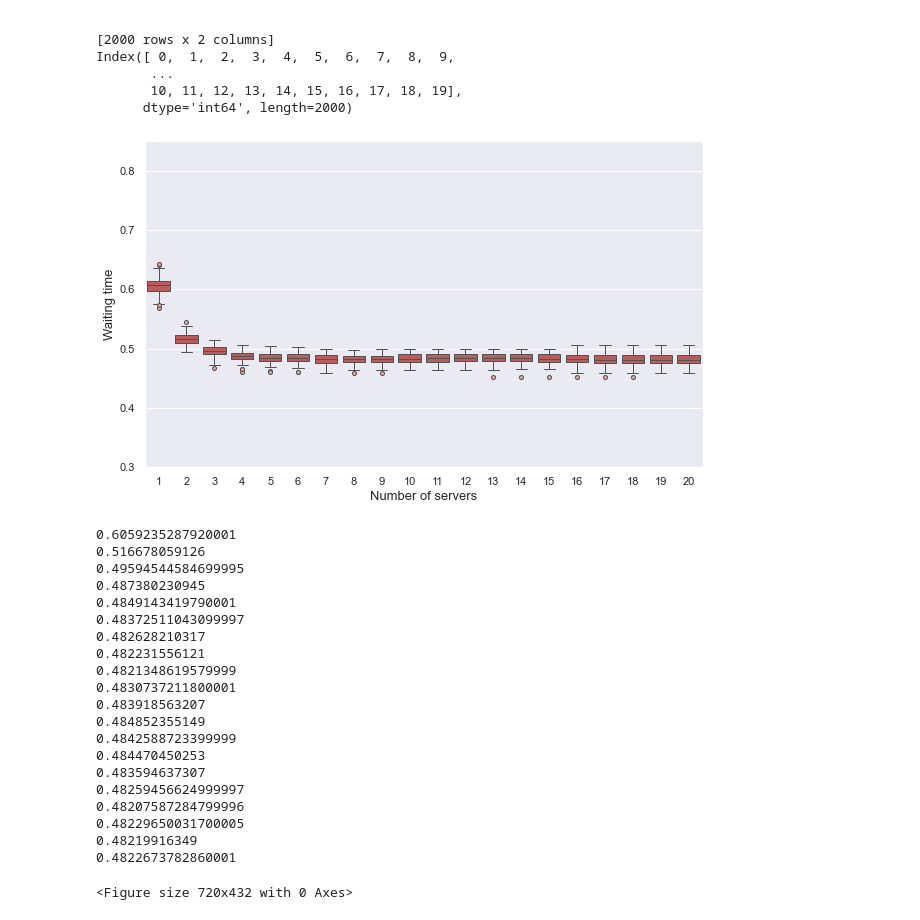
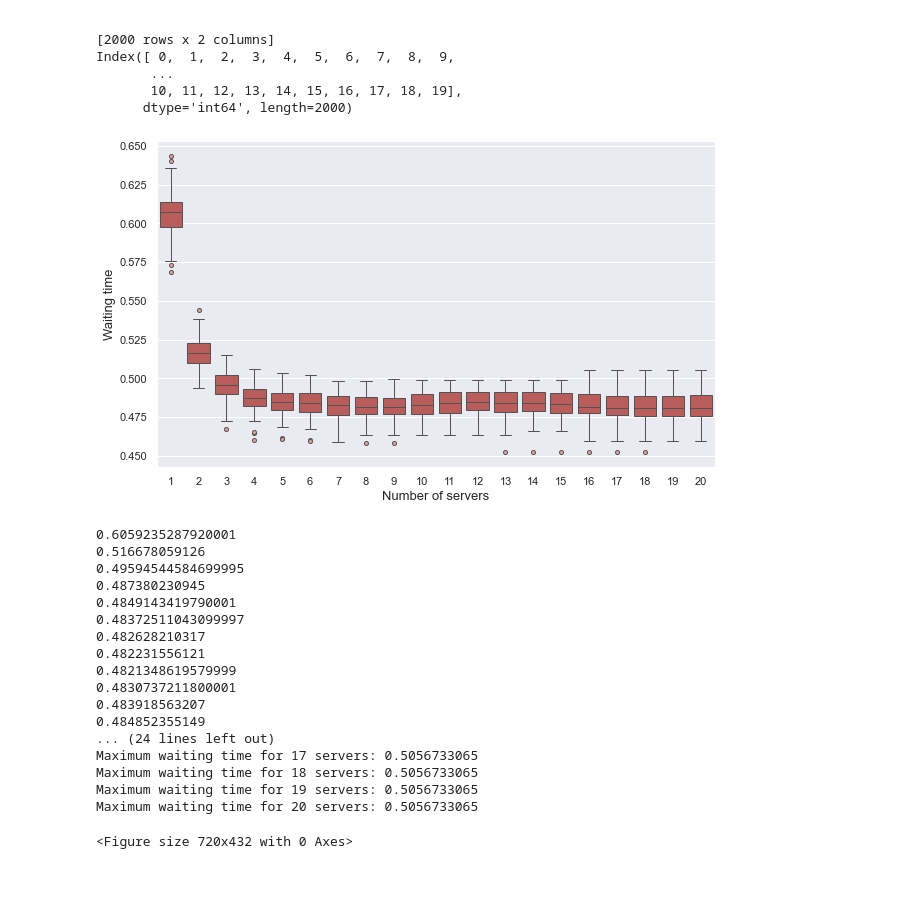
Before and after one commit to beavargas/Festivals-simulation-FYP, a Jupyter notebook: Visualization.ipynb, the cells around one changed output. Cells and saved outputs as stored; diff of their text form; code cells hidden in the pictures; blank space fills up the shorter version.

Commit message:
visualisations

```diff
--- a/Visualization.ipynb
+++ b/Visualization.ipynb
@@ -61,20 +61,23 @@ df_melted.index = df_melted.index + 1
 # %%
 plt.figure(figsize=(10, 6))
 ax = sns.boxplot(data=df_melted, x=df_melted.index, y="Average Waiting Time", color="#c94c4c",  flierprops=dict( marker='o', markersize=4, markerfacecolor="#eea29a"))
 
-ax.set_ylim(0.30, 0.85)
+#ax.set_ylim(0.30, 0.85)
 
 plt.xlabel("Number of servers", fontsize=13)
 plt.ylabel("Waiting time", fontsize=13)
 
 plt.show()
 
 for row in simulation_mean_df.index:
     print(np.mean(simulation_mean_df.iloc[row]))
 
 #plt.savefig("SSDA_200_boxplot_full.png", format="png")
+for server_count, group_data in df_melted.groupby(df_melted.index):
+    max_waiting_time = group_data["Average Waiting Time"].max()
+    print(f"Maximum waiting time for {server_count} servers: {max_waiting_time}")
 # %% [output]
-[figure, old version]
+[figure, new version]
 0.6059235287920001
 0.516678059126
 0.49594544584699995
@@ -87,14 +90,11 @@ for row in simulation_mean_df.index:
 0.4830737211800001
 0.483918563207
 0.484852355149
-0.4842588723399999
-0.484470450253
-0.483594637307
-0.48259456624999997
-0.48207587284799996
-0.48229650031700005
-0.48219916349
-0.4822673782860001
+... (24 lines left out)
+Maximum waiting time for 17 servers: 0.5056733065
+Maximum waiting time for 18 servers: 0.5056733065
+Maximum waiting time for 19 servers: 0.5056733065
+Maximum waiting time for 20 servers: 0.5056733065
 # %%
 # plt.figure(figsize=(10, 6))
 # g = sns.relplot(x=df_melted.index, y="Average Waiting Time",
```
